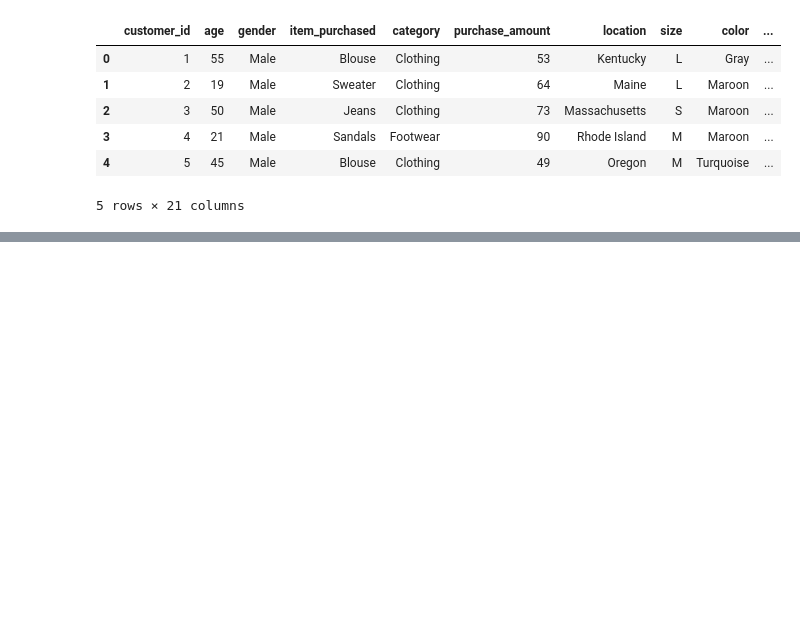
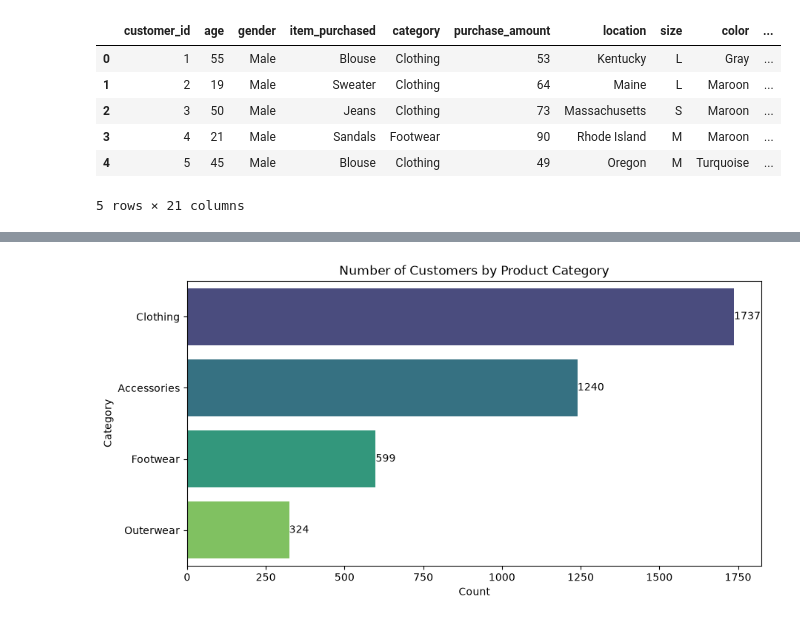
Before and after one commit to poojachavan8225/customer-purchasing-behavior-analysis, a Jupyter notebook: notebooks/customer_purchasing_behavior_analysis.ipynb, the cells around one changed output, grey strips where cells are left out. Cells and saved outputs as stored; diff of their text form; code cells hidden in the pictures; blank space fills up the shorter version.

```diff
--- a/notebooks/customer_purchasing_behavior_analysis.ipynb
+++ b/notebooks/customer_purchasing_behavior_analysis.ipynb
@@ -282,0 +367,20 @@ df.head()
+# %%
+
+plt.figure(figsize=(10,5))
+
+p=sns.countplot(
+    data=df,
+    y='category',
+    order=df['category'].value_counts().index,
+    palette='viridis'
+)
+for container in p.containers:
+    p.bar_label(container)
+
+plt.title('Number of Customers by Product Category')
+plt.xlabel('Count')
+plt.ylabel('Category')
+
+plt.show()
+# %% [output]
+[figure, added]
```
Also changed, not shown: parts of 12 cells of this notebook.
